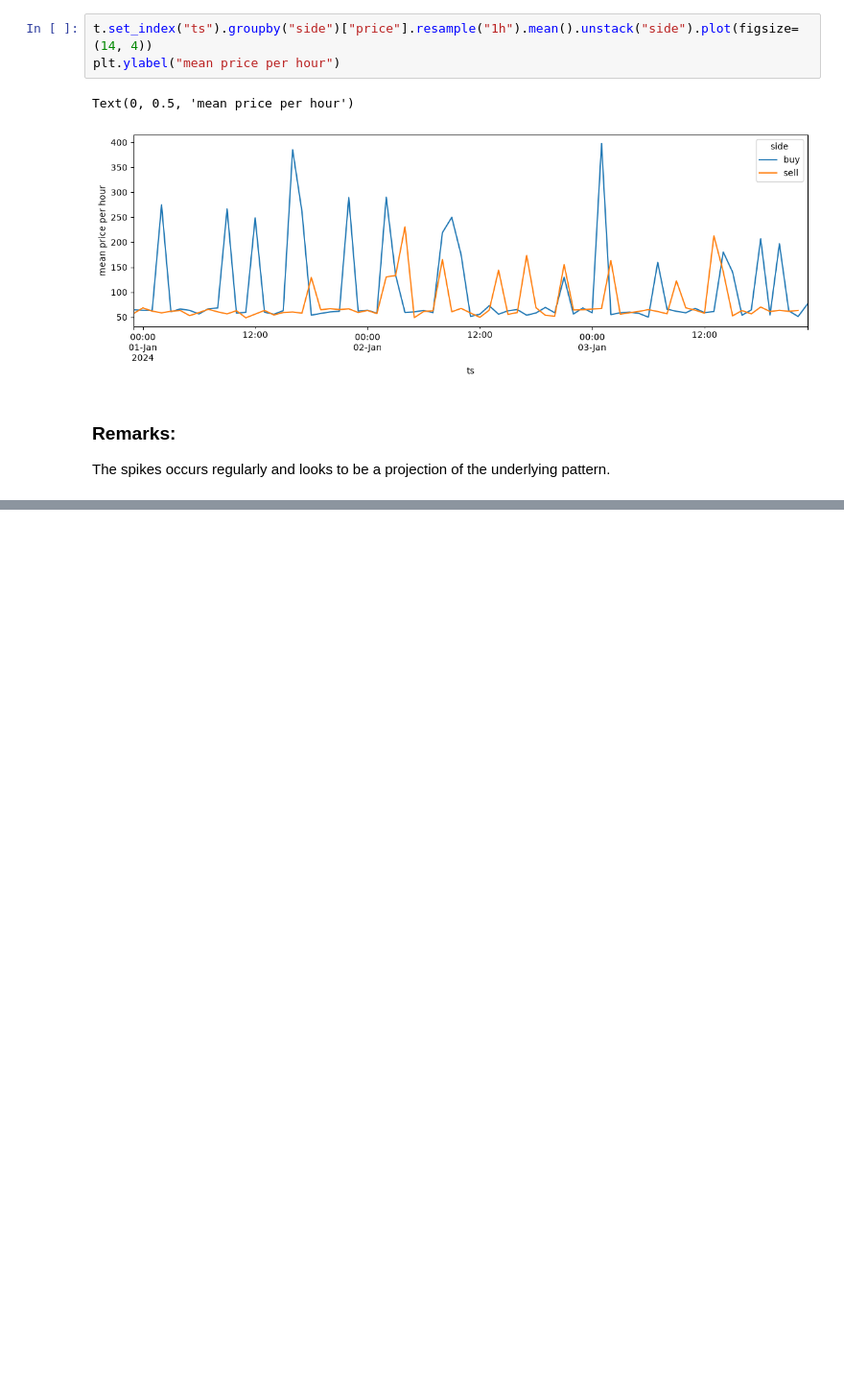
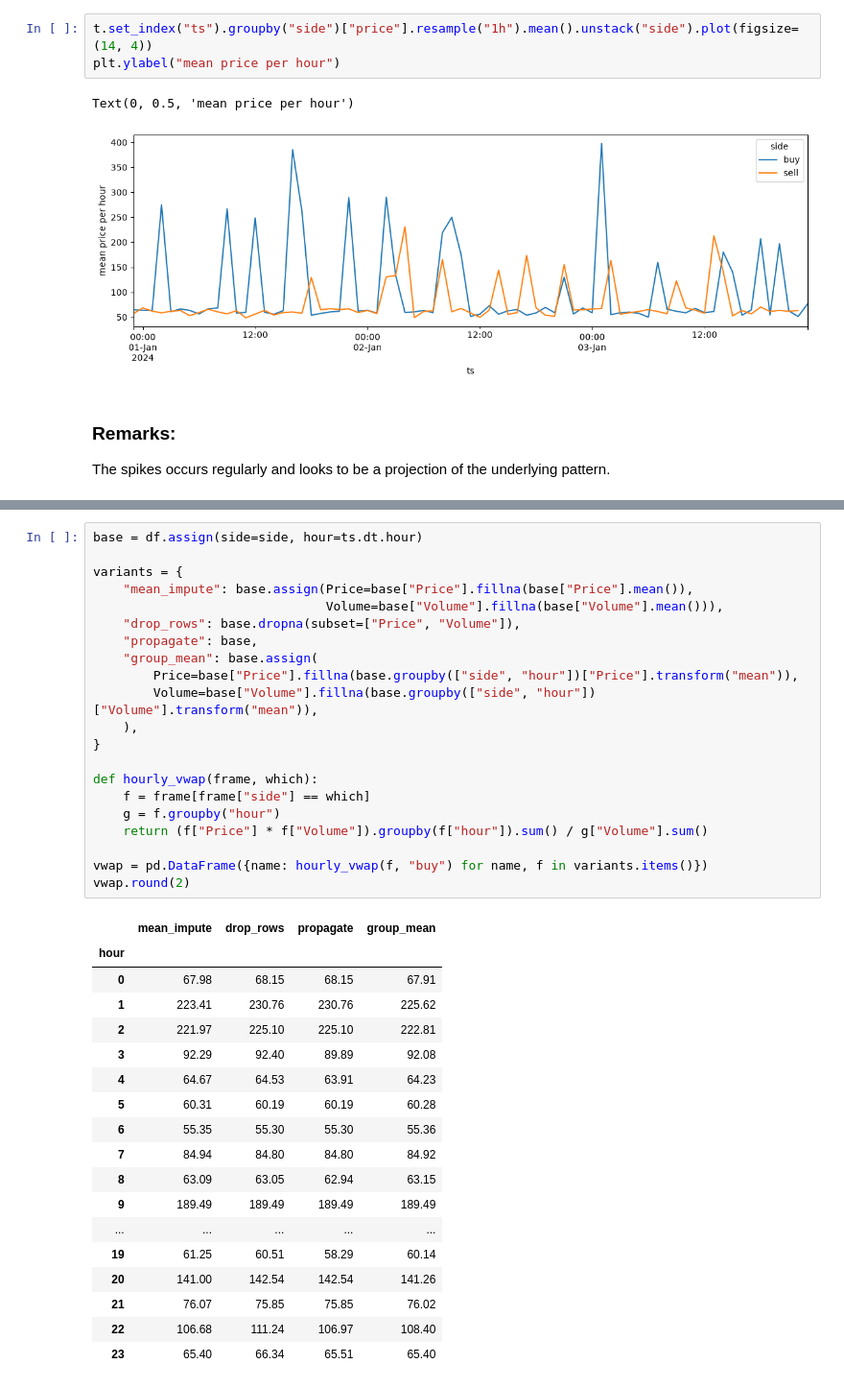
Before and after one commit to ef-cor/t1-coding-challenge-student-data-engineer-submission, a Jupyter notebook: analysis/raw_data_profile.ipynb, the cells around one changed output, grey strips where cells are left out. Shown at 96% size. Saved outputs shown, nothing was run; the diff lists cells and outputs as text; blank space fills up the shorter version.

```diff
--- a/analysis/raw_data_profile.ipynb
+++ b/analysis/raw_data_profile.ipynb
@@ -360,0 +445,40 @@ The spikes occurs regularly and looks to be a projection of the underlying patte
+# %%
+base = df.assign(side=side, hour=ts.dt.hour)
+
+variants = {
+    "mean_impute": base.assign(Price=base["Price"].fillna(base["Price"].mean()),
+                               Volume=base["Volume"].fillna(base["Volume"].mean())),
+    "drop_rows": base.dropna(subset=["Price", "Volume"]),
+    "propagate": base,
+    "group_mean": base.assign(
+        Price=base["Price"].fillna(base.groupby(["side", "hour"])["Price"].transform("mean")),
+        Volume=base["Volume"].fillna(base.groupby(["side", "hour"])["Volume"].transform("mean")),
+    ),
+}
+
+def hourly_vwap(frame, which):
+    f = frame[frame["side"] == which]
+    g = f.groupby("hour")
+    return (f["Price"] * f["Volume"]).groupby(f["hour"]).sum() / g["Volume"].sum()
+
+vwap = pd.DataFrame({name: hourly_vwap(f, "buy") for name, f in variants.items()})
+vwap.round(2)
+# %% [output]
+|  | mean_impute | drop_rows | propagate | group_mean |
+| hour |  |  |  |  |
+| 0 | 67.98 | 68.15 | 68.15 | 67.91 |
+| 1 | 223.41 | 230.76 | 230.76 | 225.62 |
+| 2 | 221.97 | 225.10 | 225.10 | 222.81 |
+| 3 | 92.29 | 92.40 | 89.89 | 92.08 |
+| 4 | 64.67 | 64.53 | 63.91 | 64.23 |
+| 5 | 60.31 | 60.19 | 60.19 | 60.28 |
+| 6 | 55.35 | 55.30 | 55.30 | 55.36 |
+| 7 | 84.94 | 84.80 | 84.80 | 84.92 |
+| 8 | 63.09 | 63.05 | 62.94 | 63.15 |
+| 9 | 189.49 | 189.49 | 189.49 | 189.49 |
+| ... | ... | ... | ... | ... |
+| 19 | 61.25 | 60.51 | 58.29 | 60.14 |
+| 20 | 141.00 | 142.54 | 142.54 | 141.26 |
+| 21 | 76.07 | 75.85 | 75.85 | 76.02 |
+| 22 | 106.68 | 111.24 | 106.97 | 108.40 |
+| 23 | 65.40 | 66.34 | 65.51 | 65.40 |
```
Also changed, not shown: parts of 16 cells of this notebook.
